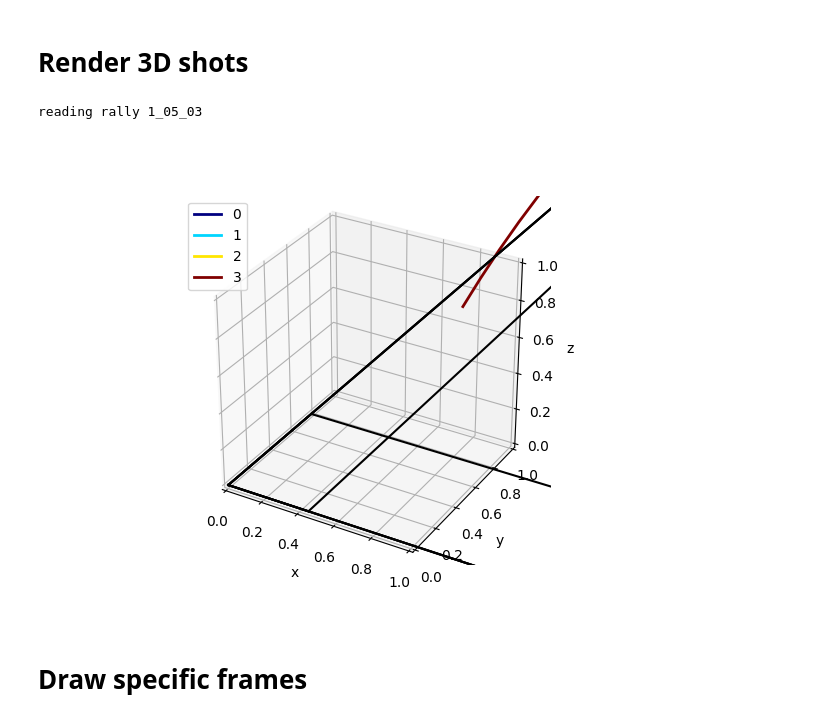
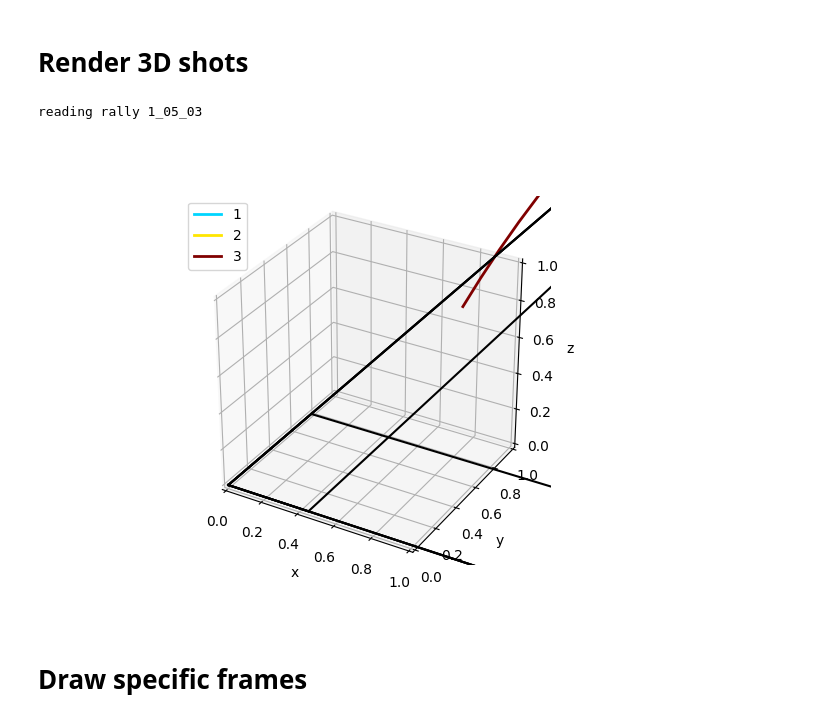
Before and after one commit to jhwang7628/monotrack, a Jupyter notebook: notebooks/visualization.ipynb, the cells around one changed output. Saved outputs shown, nothing was run; the diff lists cells and outputs as text; code cells hidden in the pictures.

```diff
--- a/notebooks/visualization.ipynb
+++ b/notebooks/visualization.ipynb
@@ -413,10 +413,7 @@ def is_trajectory_below_ground(traj):
     return (traj[:, 2] < 0).any()
 
 def is_valid_trajectory(traj):
-    # FIXME debug START
-    return True
-    # FIXME debug END
-    return not is_trajectory_below_ground(traj)
+    return not (traj == -1.0).all() #and not is_trajectory_below_ground(traj) #FIXME debug
 
 dataset_root = Path("/home/juiwang/ai-badminton/data/tracknetv2_042022/profession_dataset")
 
@@ -444,34 +441,34 @@ for rally in rallies:
     assert len(frames) == len(ids)
 
     N = len(frames)
 
     trajectories = []
 
     trajectories.append(trajectory3d[:frames[0], :])
     for ii in range(N-1):
         trajectories.append(trajectory3d[frames[ii]:frames[ii+1], :])
     if frames[-1] != len(trajectory3d):
         trajectories.append(trajectory3d[frames[-1]:, :])
 
     #trajectories = trajectories[:8]
     colors = plt.cm.jet(np.linspace(0,1,len(trajectories)))
     for idx, traj in enumerate(trajectories):
         if is_valid_trajectory(traj):
             ax.plot3D(
                 traj[:,0],
                 traj[:,1],
                 traj[:,2],
                 linewidth=2,
                 color=colors[idx],
                 label=idx
             )
     plt.legend()
     draw_court_lines_3d(ax)
 
 plt.show()
 # %% [output]
 reading rally 1_05_03
-[figure, old version]
+[figure, new version]
 # %% [markdown]
 # Draw specific frames
 # %%
```
Also changed, not shown: parts of 1 cell of this notebook.
